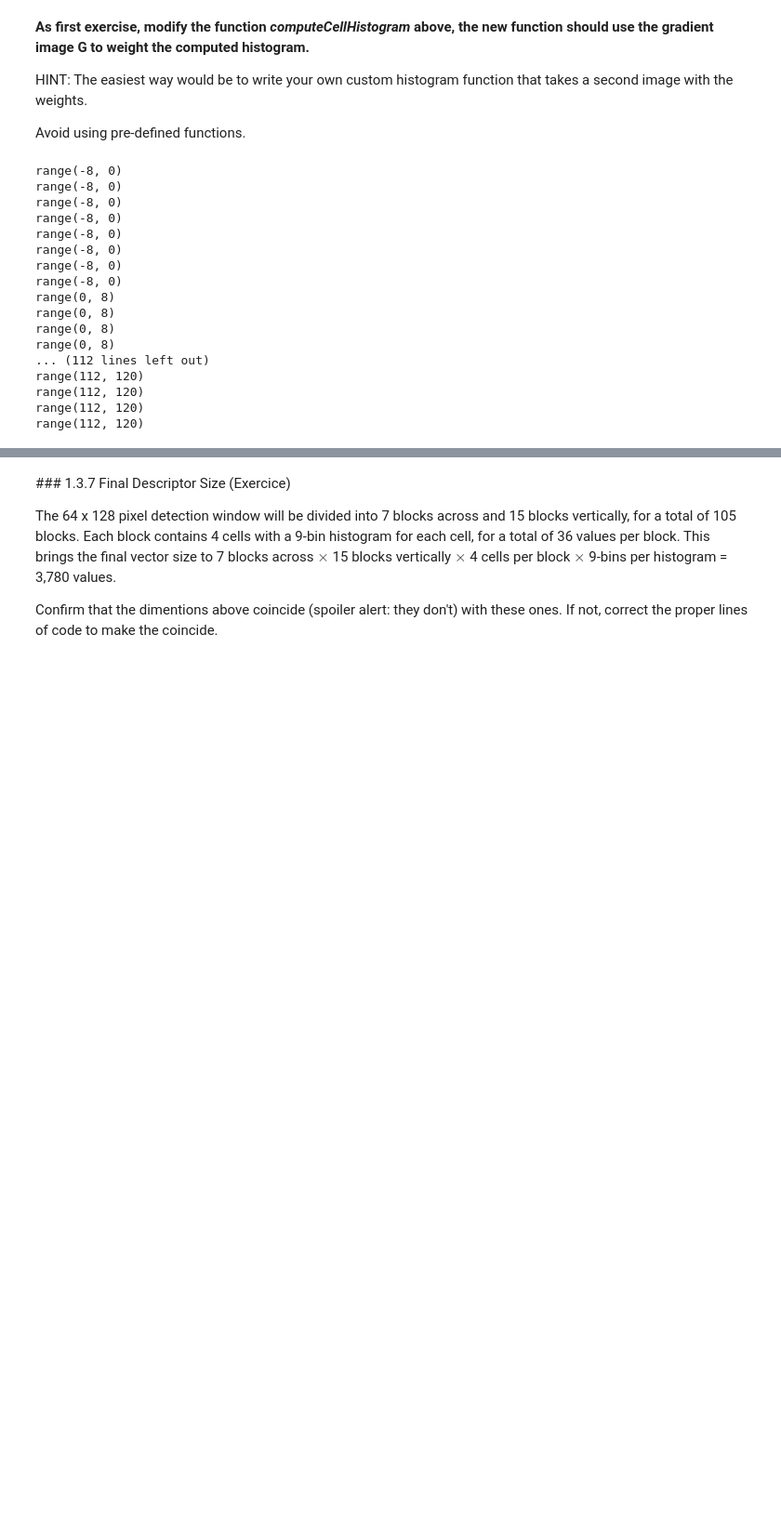
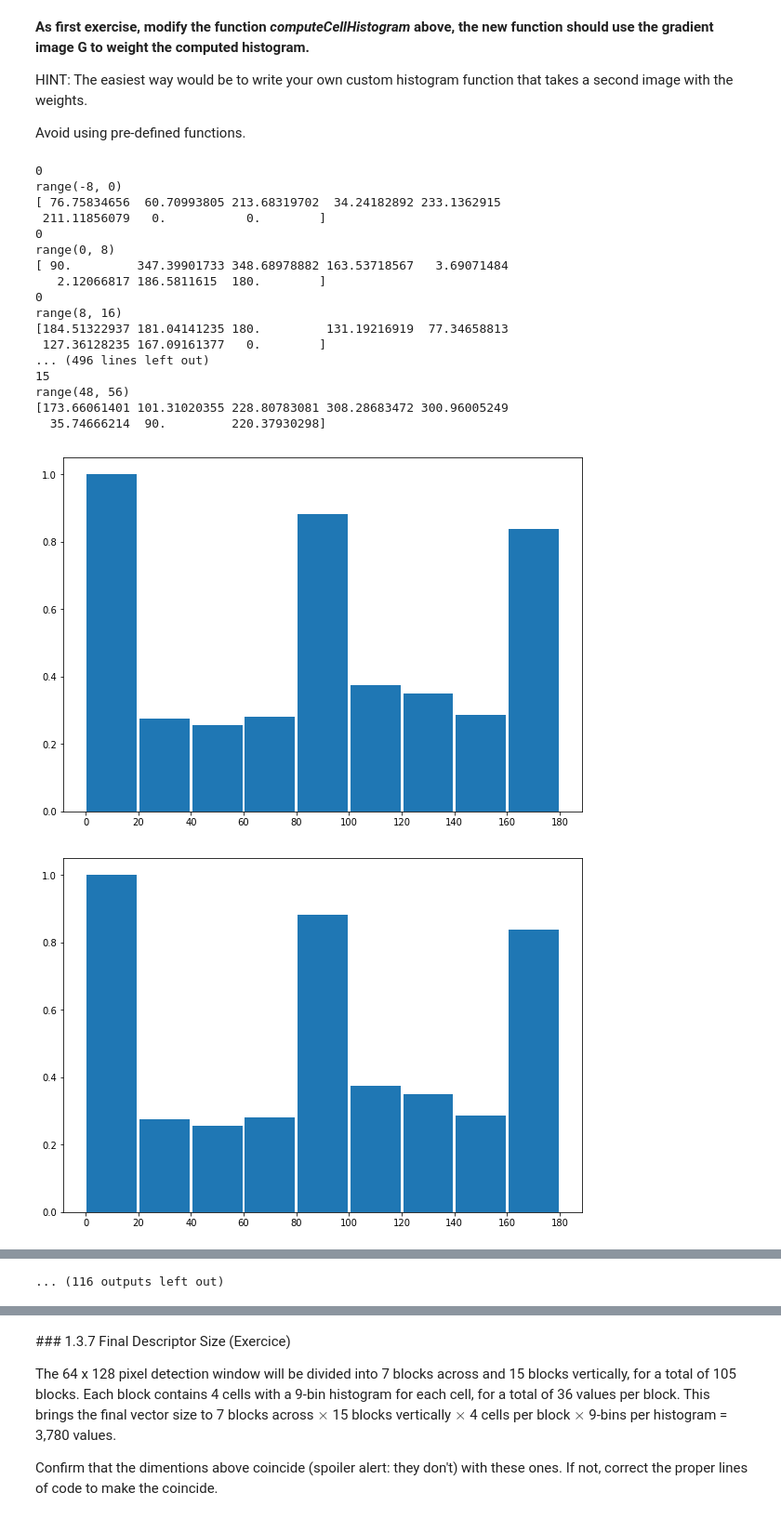
Before and after one commit to TTimTT/IPLab, a Jupyter notebook: assignments/01_basic_image_processing_Tim.ipynb, the cells around one changed output, grey strips where cells are left out. Shown at 93% size. Cells and saved outputs as stored; diff of their text form; code cells hidden in the pictures; blank space fills up the shorter version.

Commit message:
Histogram in progress

```diff
--- a/assignments/01_basic_image_processing_Tim.ipynb
+++ b/assignments/01_basic_image_processing_Tim.ipynb
@@ -796,29 +810,53 @@ def computeCellHistograms(phase_img,cell_size): # TODO Tim
     y_num_blocks = int(phase_img.shape[1]/cell_size);
 
     for stride_x in range(int(x_num_blocks)):
-        x_range = range((stride_x-1)*cell_size, stride_x*cell_size);
+        x_range = range((stride_x-1)*cell_size, stride_x*cell_size)
+
         for stride_y in range(y_num_blocks):
-            print(x_range)
+            y_range = range((stride_y-1)*cell_size, stride_y*cell_size)
+
+            # Compute histogram in the cell
+            # doesnt work with a prime number of bins xD TODO
+            print(stride_x)
+            print(y_range)
+            print(phase_img[x_range,y_range])
+
+            #hist = computeHistogram(phase_img[x_range,y_range], 9, [np.min(phase), np.max(phase)])
+
+            # Concatenate with the normalization
+            weigthed_and_concatenated_histograms.append(hist/np.max(hist))
 
     return weigthed_and_concatenated_histograms;
 # %%
 # Compute histogram
 histograms = computeCellHistograms(phase, 8)
 # %% [output]
+0
 range(-8, 0)
-range(-8, 0)
-range(-8, 0)
-range(-8, 0)
-range(-8, 0)
-range(-8, 0)
-range(-8, 0)
-range(-8, 0)
+[ 76.75834656  60.70993805 213.68319702  34.24182892 233.1362915
+ 211.11856079   0.           0.        ]
+0
 range(0, 8)
-range(0, 8)
-range(0, 8)
-range(0, 8)
-... (112 lines left out)
-range(112, 120)
-range(112, 120)
-range(112, 120)
-range(112, 120)
+[ 90.         347.39901733 348.68978882 163.53718567   3.69071484
+   2.12066817 186.5811615  180.        ]
+0
+range(8, 16)
+[184.51322937 181.04141235 180.         131.19216919  77.34658813
+ 127.36128235 167.09161377   0.        ]
+... (496 lines left out)
+15
+range(48, 56)
+[173.66061401 101.31020355 228.80783081 308.28683472 300.96005249
+  35.74666214  90.         220.37930298]
+# %%
+for k in range(len(histograms)):
+
+    # Plotting
+    plt.figure(figsize=[10,7])
+    x = np.arange(len(histograms[k]))
+    plt.bar(x, height=histograms[k], width=0.95)
+    plt.xticks(np.arange(len(histograms[k])+1)-0.5, 20*np.arange(len(histograms[k])+1))
+    plt.show()
+# %% [output]
+[figure, added]
+[figure, added]
@@ -825,3 +873,4 @@ range(112, 120)
+... (116 outputs left out)
 # %% [markdown]
 ### 1.3.6 Block normalization
 
```
Also changed, not shown: parts of 2 cells of this notebook.
